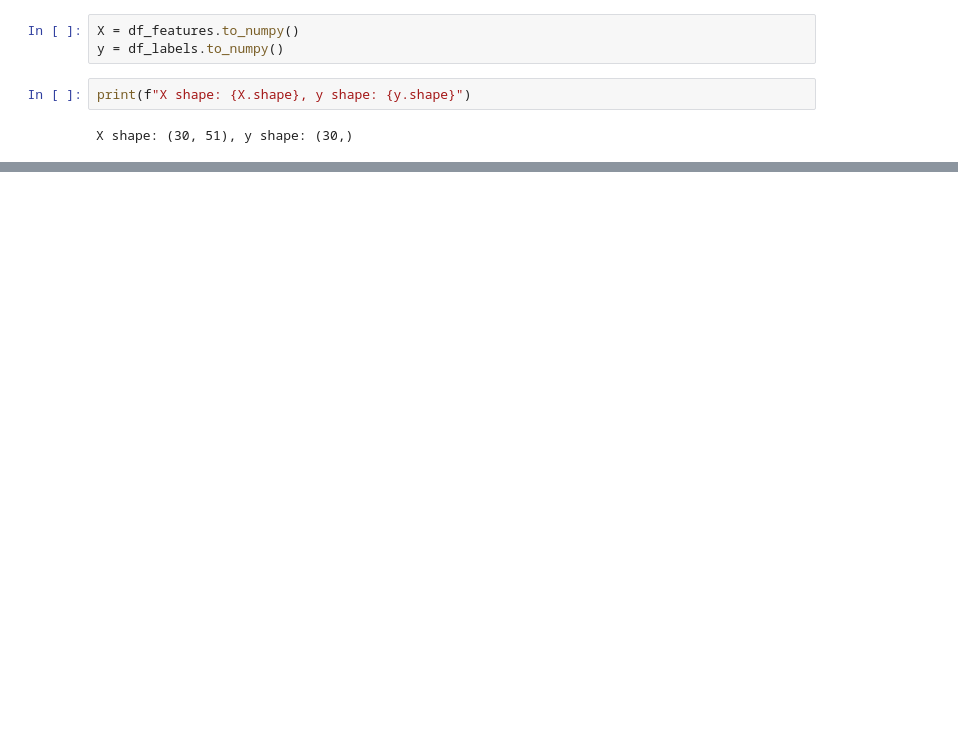
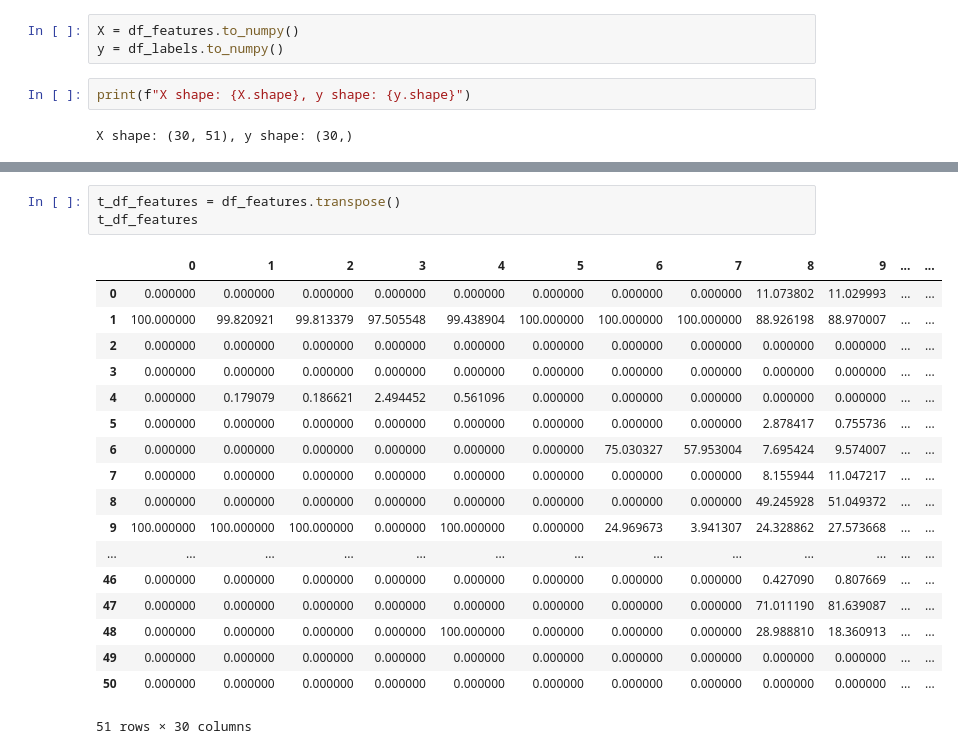
Before and after one commit to anuprulez/nanodiag_biomarker_prediction, a Jupyter notebook: ukfr_analysis/analyse_histone_modifications.ipynb, the cells around one changed output, grey strips where cells are left out. Saved outputs shown, nothing was run; the diff lists cells and outputs as text; blank space fills up the shorter version.

```diff
--- a/ukfr_analysis/analyse_histone_modifications.ipynb
+++ b/ukfr_analysis/analyse_histone_modifications.ipynb
@@ -462,2 +438,24 @@ print(feature_df)
 33  Feature 33    0.000000           H3_K56me1
 50  Feature 50    0.000000           H4_K20me3
+# %%
+t_df_features = df_features.transpose()
+t_df_features
+# %% [output]
+|  | 0 | 1 | 2 | 3 | 4 | 5 | 6 | 7 | 8 | 9 | ... | ... |
+| 0 | 0.000000 | 0.000000 | 0.000000 | 0.000000 | 0.000000 | 0.000000 | 0.000000 | 0.000000 | 11.073802 | 11.029993 | ... | ... |
+| 1 | 100.000000 | 99.820921 | 99.813379 | 97.505548 | 99.438904 | 100.000000 | 100.000000 | 100.000000 | 88.926198 | 88.970007 | ... | ... |
+| 2 | 0.000000 | 0.000000 | 0.000000 | 0.000000 | 0.000000 | 0.000000 | 0.000000 | 0.000000 | 0.000000 | 0.000000 | ... | ... |
+| 3 | 0.000000 | 0.000000 | 0.000000 | 0.000000 | 0.000000 | 0.000000 | 0.000000 | 0.000000 | 0.000000 | 0.000000 | ... | ... |
+| 4 | 0.000000 | 0.179079 | 0.186621 | 2.494452 | 0.561096 | 0.000000 | 0.000000 | 0.000000 | 0.000000 | 0.000000 | ... | ... |
+| 5 | 0.000000 | 0.000000 | 0.000000 | 0.000000 | 0.000000 | 0.000000 | 0.000000 | 0.000000 | 2.878417 | 0.755736 | ... | ... |
+| 6 | 0.000000 | 0.000000 | 0.000000 | 0.000000 | 0.000000 | 0.000000 | 75.030327 | 57.953004 | 7.695424 | 9.574007 | ... | ... |
+| 7 | 0.000000 | 0.000000 | 0.000000 | 0.000000 | 0.000000 | 0.000000 | 0.000000 | 0.000000 | 8.155944 | 11.047217 | ... | ... |
+| 8 | 0.000000 | 0.000000 | 0.000000 | 0.000000 | 0.000000 | 0.000000 | 0.000000 | 0.000000 | 49.245928 | 51.049372 | ... | ... |
+| 9 | 100.000000 | 100.000000 | 100.000000 | 0.000000 | 100.000000 | 0.000000 | 24.969673 | 3.941307 | 24.328862 | 27.573668 | ... | ... |
+| ... | ... | ... | ... | ... | ... | ... | ... | ... | ... | ... | ... | ... |
+| 46 | 0.000000 | 0.000000 | 0.000000 | 0.000000 | 0.000000 | 0.000000 | 0.000000 | 0.000000 | 0.427090 | 0.807669 | ... | ... |
+| 47 | 0.000000 | 0.000000 | 0.000000 | 0.000000 | 0.000000 | 0.000000 | 0.000000 | 0.000000 | 71.011190 | 81.639087 | ... | ... |
+| 48 | 0.000000 | 0.000000 | 0.000000 | 0.000000 | 100.000000 | 0.000000 | 0.000000 | 0.000000 | 28.988810 | 18.360913 | ... | ... |
+| 49 | 0.000000 | 0.000000 | 0.000000 | 0.000000 | 0.000000 | 0.000000 | 0.000000 | 0.000000 | 0.000000 | 0.000000 | ... | ... |
+| 50 | 0.000000 | 0.000000 | 0.000000 | 0.000000 | 0.000000 | 0.000000 | 0.000000 | 0.000000 | 0.000000 | 0.000000 | ... | ... |
+51 rows × 30 columns
```
Also changed, not shown: parts of 22 cells of this notebook, 1 other file.
